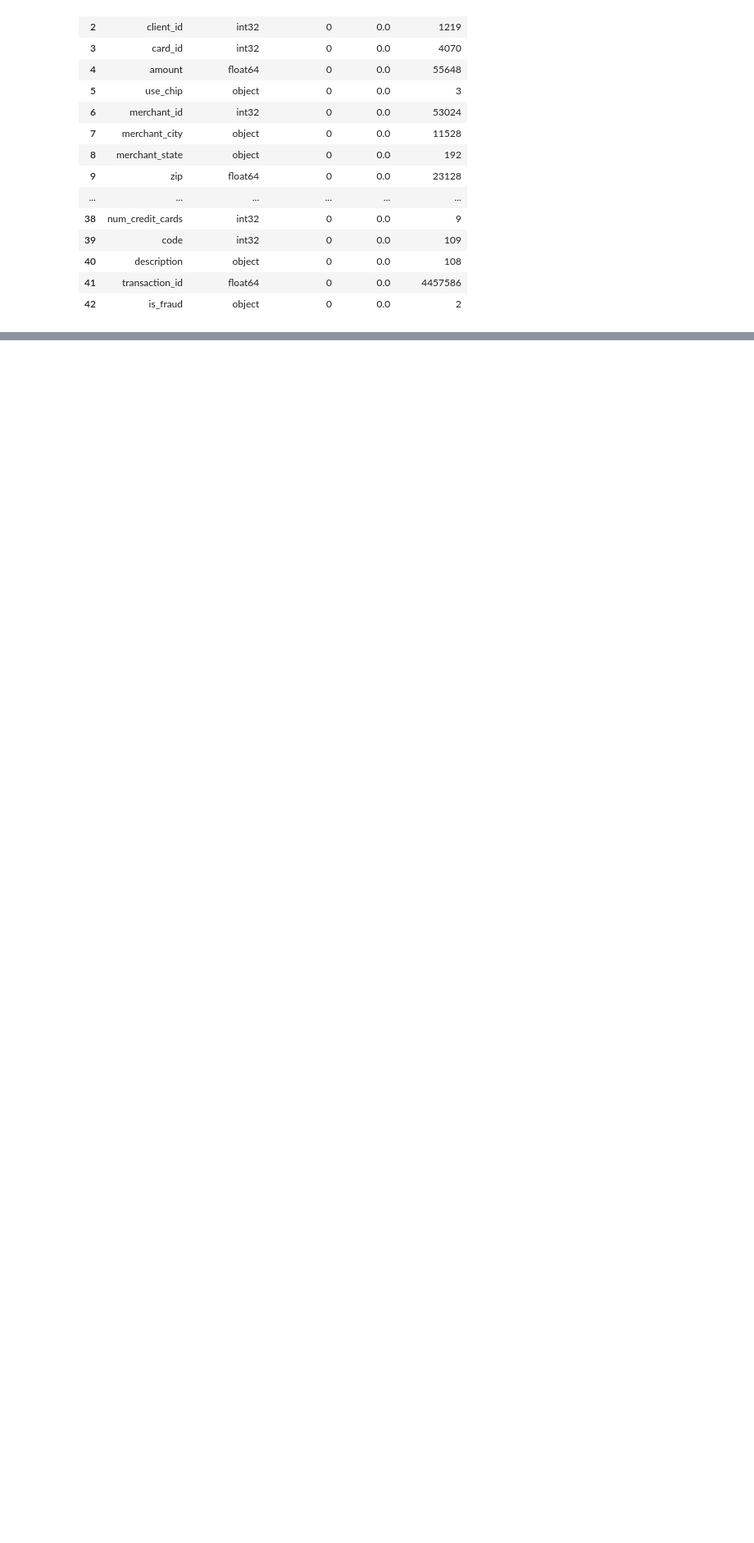
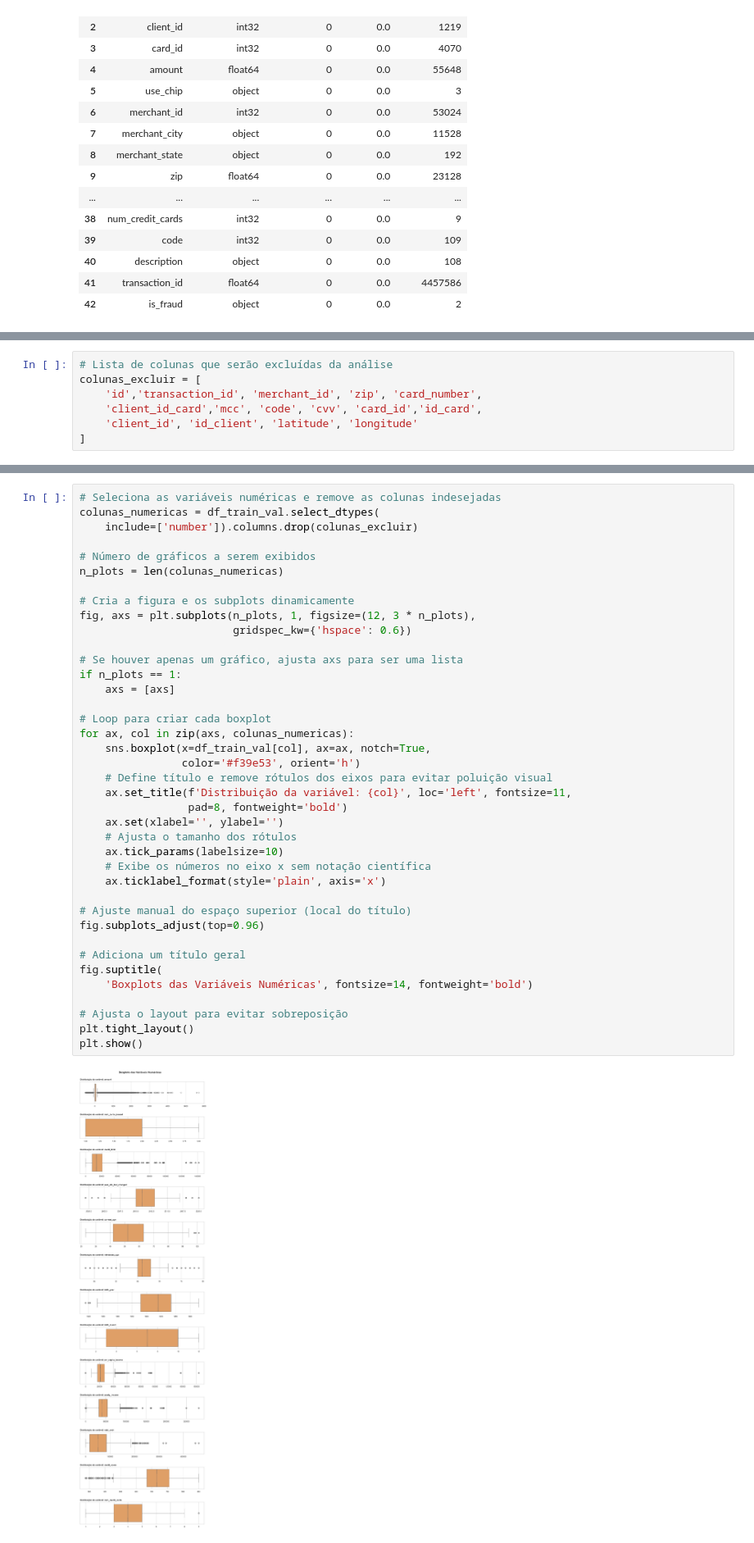
Before and after one commit to emso-exe/Deteccao_de_fraude_em_transacoes_financeiras, a Jupyter notebook: 001_analise_exploratoria.ipynb, the cells around one changed output, grey strips where cells are left out. Shown at 82% size. Cells and saved outputs as stored; diff of their text form; blank space fills up the shorter version.

Commit message:
feat: Análise descritiva das variáveis e distribuição dos em gráfico boxplot.

```diff
--- a/001_analise_exploratoria.ipynb
+++ b/001_analise_exploratoria.ipynb
@@ -326,0 +335,7 @@ gerar_metadados(df_train_val)
+# %%
+# Lista de colunas que serão excluídas da análise
+colunas_excluir = [
+    'id','transaction_id', 'merchant_id', 'zip', 'card_number',
+    'client_id_card','mcc', 'code', 'cvv', 'card_id','id_card',
+    'client_id', 'id_client', 'latitude', 'longitude'
+]
@@ -326,0 +387,41 @@ gerar_metadados(df_train_val)
+# %%
+# Seleciona as variáveis numéricas e remove as colunas indesejadas
+colunas_numericas = df_train_val.select_dtypes(
+    include=['number']).columns.drop(colunas_excluir)
+
+# Número de gráficos a serem exibidos
+n_plots = len(colunas_numericas)
+
+# Cria a figura e os subplots dinamicamente
+fig, axs = plt.subplots(n_plots, 1, figsize=(12, 3 * n_plots),
+                        gridspec_kw={'hspace': 0.6})
+
+# Se houver apenas um gráfico, ajusta axs para ser uma lista
+if n_plots == 1:
+    axs = [axs]
+
+# Loop para criar cada boxplot
+for ax, col in zip(axs, colunas_numericas):
+    sns.boxplot(x=df_train_val[col], ax=ax, notch=True,
+                color='#f39e53', orient='h')
+    # Define título e remove rótulos dos eixos para evitar poluição visual
+    ax.set_title(f'Distribuição da variável: {col}', loc='left', fontsize=11,
+                 pad=8, fontweight='bold')
+    ax.set(xlabel='', ylabel='')
+    # Ajusta o tamanho dos rótulos
+    ax.tick_params(labelsize=10)
+    # Exibe os números no eixo x sem notação científica
+    ax.ticklabel_format(style='plain', axis='x')
+
+# Ajuste manual do espaço superior (local do título)
+fig.subplots_adjust(top=0.96)
+
+# Adiciona um título geral
+fig.suptitle(
+    'Boxplots das Variáveis Numéricas', fontsize=14, fontweight='bold')
+
+# Ajusta o layout para evitar sobreposição
+plt.tight_layout()
+plt.show()
+# %% [output]
+[figure, added]
```
Also changed, not shown: parts of 8 cells of this notebook.
